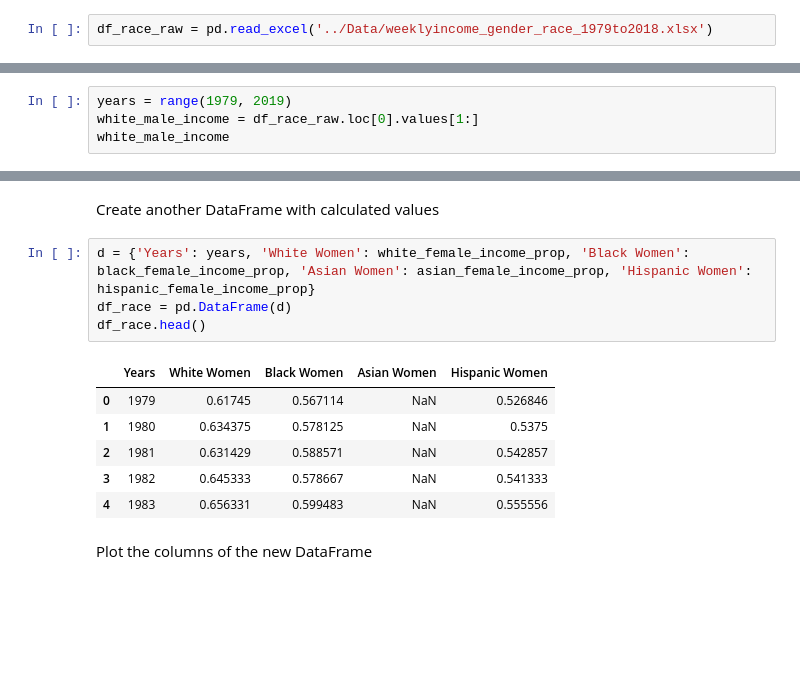
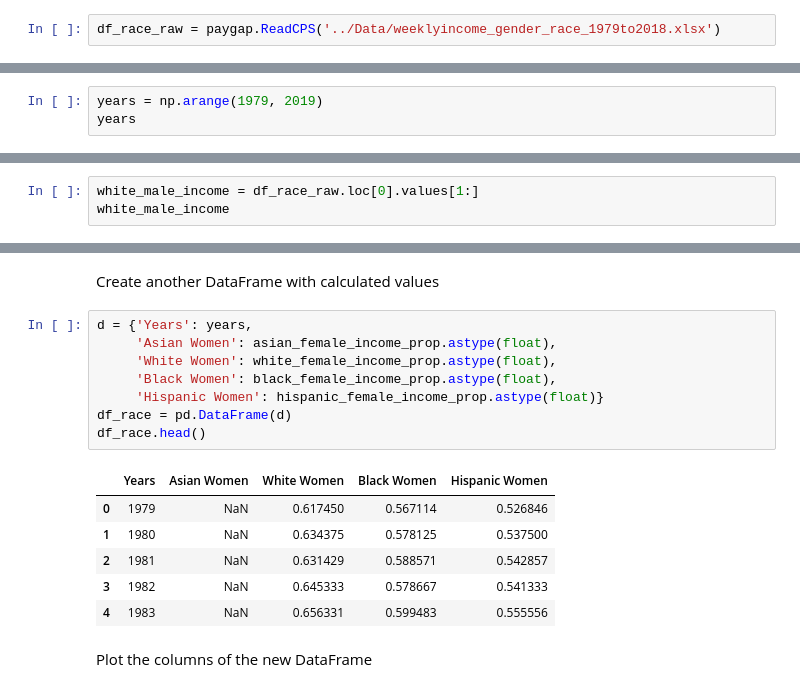
Before and after one commit to coverney/ThinkStats2, a Jupyter notebook: project2/Khang/Women Weekly Income Visualizations-Khang.ipynb, the cells around one changed output, grey strips where cells are left out. Drawn from its saved outputs; the diff is of its cells as text; blank space fills up the shorter version.

```diff
--- a/project2/Khang/Women Weekly Income Visualizations-Khang.ipynb
+++ b/project2/Khang/Women Weekly Income Visualizations-Khang.ipynb
@@ -95,5 +96,5 @@ Read in the data, each row corresponds to a particular gender and race
 # %%
-df_race_raw = pd.read_excel('../Data/weeklyincome_gender_race_1979to2018.xlsx')
+df_race_raw = paygap.ReadCPS('../Data/weeklyincome_gender_race_1979to2018.xlsx')
 # %%
 df_race_raw.head()
 # %% [output]
@@ -106,3 +107,6 @@ df_race_raw.head()
 5 rows × 41 columns
 # %% [markdown]
 Generate year range and extract the values of the white male income row
+# %%
+years = np.arange(1979, 2019)
+years
@@ -109,5 +118,4 @@ Generate year range and extract the values of the white male income row
 # %%
-years = range(1979, 2019)
 white_male_income = df_race_raw.loc[0].values[1:]
 white_male_income
 # %% [output]
@@ -125,15 +134,19 @@ hispanic_female_income_prop = df_race_raw.loc[4].values[1:]/white_male_income
 # %% [markdown]
 Create another DataFrame with calculated values
 # %%
-d = {'Years': years, 'White Women': white_female_income_prop, 'Black Women': black_female_income_prop, 'Asian Women': asian_female_income_prop, 'Hispanic Women': hispanic_female_income_prop}
+d = {'Years': years,
+     'Asian Women': asian_female_income_prop.astype(float),
+     'White Women': white_female_income_prop.astype(float),
+     'Black Women': black_female_income_prop.astype(float),
+     'Hispanic Women': hispanic_female_income_prop.astype(float)}
 df_race = pd.DataFrame(d)
 df_race.head()
 # %% [output]
-|  | Years | White Women | Black Women | Asian Women | Hispanic Women |
-| 0 | 1979 | 0.61745 | 0.567114 | NaN | 0.526846 |
-| 1 | 1980 | 0.634375 | 0.578125 | NaN | 0.5375 |
-| 2 | 1981 | 0.631429 | 0.588571 | NaN | 0.542857 |
-| 3 | 1982 | 0.645333 | 0.578667 | NaN | 0.541333 |
-| 4 | 1983 | 0.656331 | 0.599483 | NaN | 0.555556 |
+|  | Years | Asian Women | White Women | Black Women | Hispanic Women |
+| 0 | 1979 | NaN | 0.617450 | 0.567114 | 0.526846 |
+| 1 | 1980 | NaN | 0.634375 | 0.578125 | 0.537500 |
+| 2 | 1981 | NaN | 0.631429 | 0.588571 | 0.542857 |
+| 3 | 1982 | NaN | 0.645333 | 0.578667 | 0.541333 |
+| 4 | 1983 | NaN | 0.656331 | 0.599483 | 0.555556 |
 # %% [markdown]
 Plot the columns of the new DataFrame
```
Also changed, not shown: parts of 37 cells of this notebook, 2 other files.
